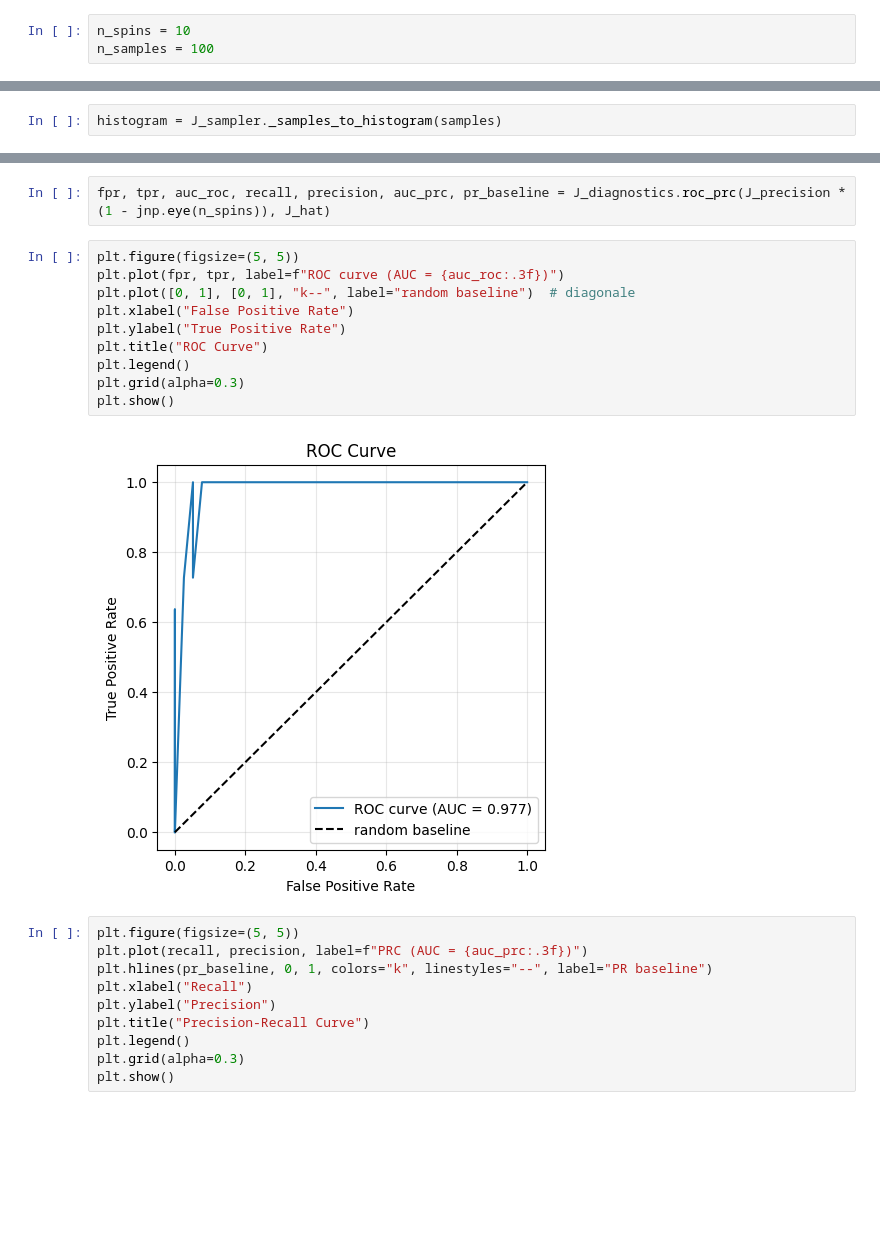
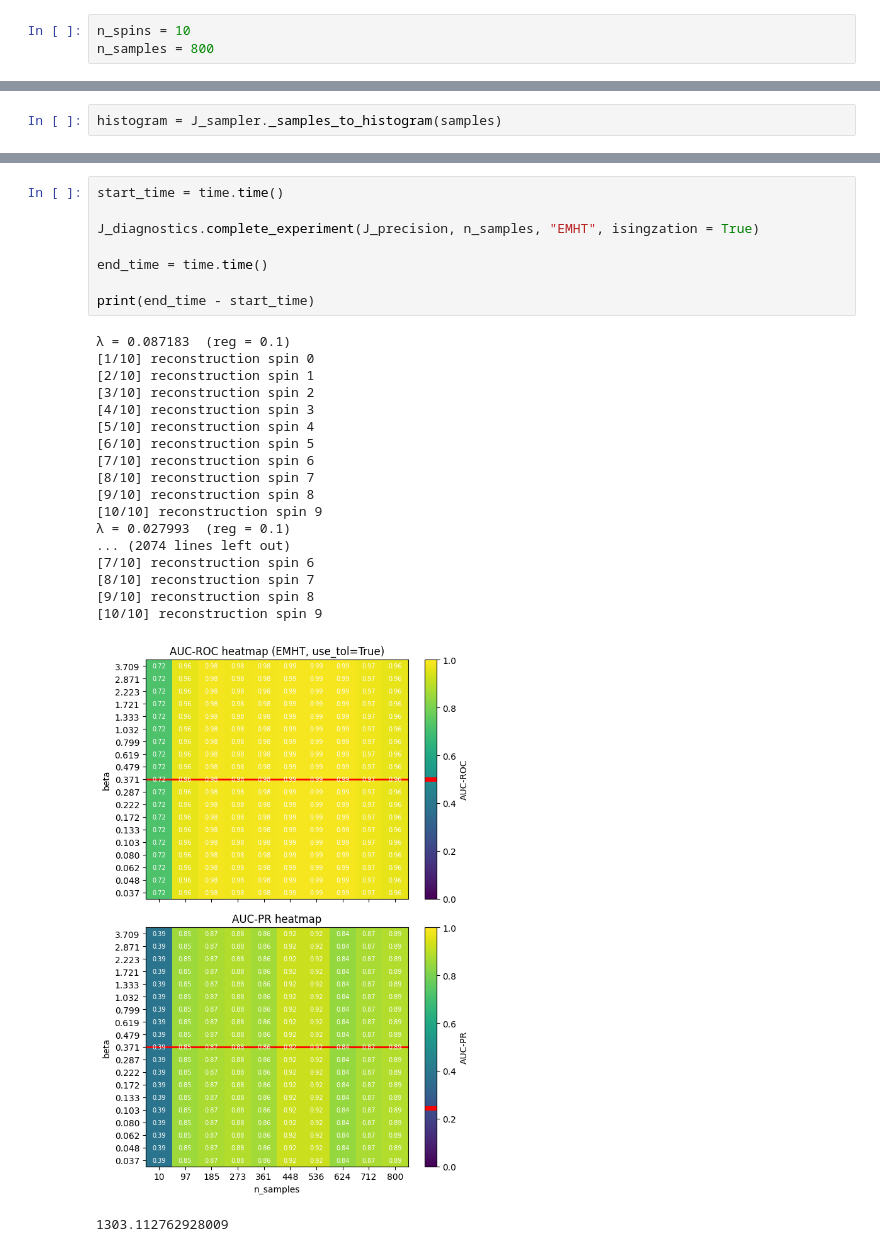
Before and after one commit to RaffoLuca18/Inference_Methods, a Jupyter notebook: J_experiments_isingzation.ipynb, the cells around one changed output, grey strips where cells are left out. Saved outputs shown, nothing was run; the diff lists cells and outputs as text; blank space fills up the shorter version.

```diff
--- a/J_experiments_isingzation.ipynb
+++ b/J_experiments_isingzation.ipynb
@@ -24,7 +25,7 @@ importlib.reload(J_sampler)
 <module 'J_sampler' from '/Users/lucaraffo/Desktop/final/J_sampler.py'>
 # %%
 n_spins = 10
-n_samples = 100
+n_samples = 800
 # %%
 J_precision = GGM_sampler.precision_maker(n_spins, seed = 9)
 # %%
@@ -72,24 +35,28 @@ plt.show()
-# %%
-fpr, tpr, auc_roc, recall, precision, auc_prc, pr_baseline = J_diagnostics.roc_prc(J_precision * (1 - jnp.eye(n_spins)), J_hat)
-# %%
-plt.figure(figsize=(5, 5))
-plt.plot(fpr, tpr, label=f"ROC curve (AUC = {auc_roc:.3f})")
-plt.plot([0, 1], [0, 1], "k--", label="random baseline")  # diagonale
-plt.xlabel("False Positive Rate")
-plt.ylabel("True Positive Rate")
-plt.title("ROC Curve")
-plt.legend()
-plt.grid(alpha=0.3)
-plt.show()
-# %% [output]
-[figure, removed]
-# %%
-plt.figure(figsize=(5, 5))
-plt.plot(recall, precision, label=f"PRC (AUC = {auc_prc:.3f})")
-plt.hlines(pr_baseline, 0, 1, colors="k", linestyles="--", label="PR baseline")
-plt.xlabel("Recall")
-plt.ylabel("Precision")
-plt.title("Precision-Recall Curve")
-plt.legend()
-plt.grid(alpha=0.3)
-plt.show()
+# %%
+start_time = time.time()
+
+J_diagnostics.complete_experiment(J_precision, n_samples, "EMHT", isingzation = True)
+
+end_time = time.time()
+
+print(end_time - start_time)
+# %% [output]
+λ = 0.087183  (reg = 0.1)
+[1/10] reconstruction spin 0
+[2/10] reconstruction spin 1
+[3/10] reconstruction spin 2
+[4/10] reconstruction spin 3
+[5/10] reconstruction spin 4
+[6/10] reconstruction spin 5
+[7/10] reconstruction spin 6
+[8/10] reconstruction spin 7
+[9/10] reconstruction spin 8
+[10/10] reconstruction spin 9
+λ = 0.027993  (reg = 0.1)
+... (2074 lines left out)
+[7/10] reconstruction spin 6
+[8/10] reconstruction spin 7
+[9/10] reconstruction spin 8
+[10/10] reconstruction spin 9
+[figure, added]
+1303.112762928009
```
Also changed, not shown: parts of 11 cells of this notebook, 4 other files.
